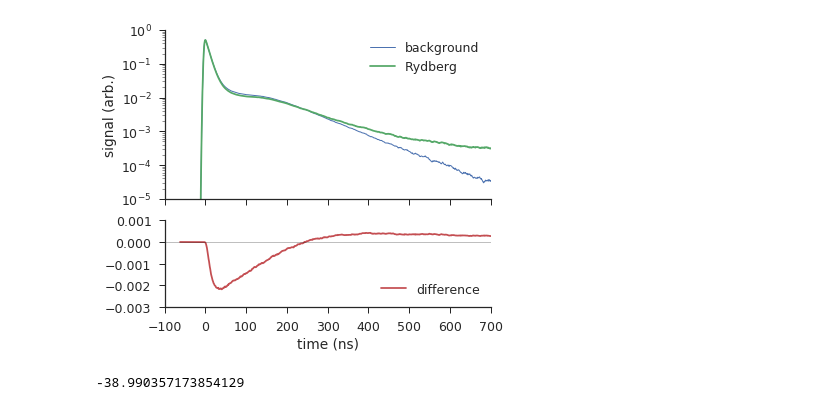
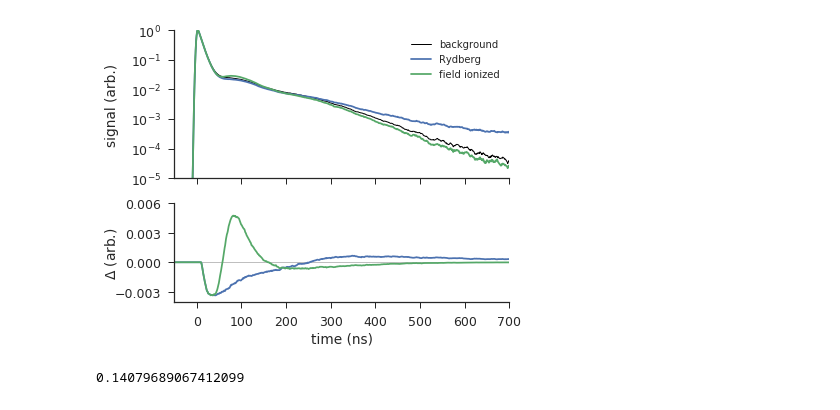
Before and after one commit to Ayato-Yamazaki/PositroniumSpectroscopy, a Jupyter notebook: notebooks/Rydberg.ipynb, the cells around one changed output. Saved outputs shown, nothing was run; the diff lists cells and outputs as text; code cells hidden in the pictures.

```diff
--- a/notebooks/Rydberg.ipynb
+++ b/notebooks/Rydberg.ipynb
@@ -42,0 +48,4 @@ plt.show()
+# %%
+rydbergs = dr[dr.status == 'Rydberg'].index
+di = dr.copy()
+di.loc[rydbergs] = collide(di.loc[rydbergs], efield, status='ionized')
@@ -106,43 +105,33 @@ spectra_0 = np.convolve(lt_0, pwo) *1e-14
-# %%
-# plot setup
-fig, ax = plt.subplots(figsize=(6,5))
-
-# background subtraction subplot
-divider = make_axes_locatable(ax)
-axx = divider.append_axes("bottom", size=1.2, pad=0.3, sharex=ax)
-
-# background
-x_vals = np.arange(len(spectra_0)) * dt
-ax.plot(x_vals * 1e9 - 62, spectra_off, lw=1, label='background')
-# signal 0
-ax.plot(x_vals * 1e9 -62, spectra_0, label='Rydberg')
-axx.plot(x_vals * 1e9 -62, spectra_0 - spectra_off, c=sns.color_palette()[2], label='difference')
-
-#format
-ax.legend(loc=0)
-axx.legend(loc=0)
-ax.set_yscale('log')
-ax.set_ylabel("signal (arb.)")
-axx.set_xlabel("time (ns)")
-ax.set_ylim(1e-5, 1)
-ax.set_xlim(-100, 700)
-sns.despine()
-plt.setp(ax.get_xticklabels(), visible=False)
-axx.set_ylim(-0.001, 0.00)
-axx.set_yticks([-0.003, -0.002, -0.001, 0.0, 0.001])
-axx.axhline(0, color='k', lw=0.5, alpha=0.5)
-
-#output
-plt.tight_layout()
-#plt.savefig("../images/mc_rydberg.pdf", dpi=200, bbox_inches='tight')
-plt.show()
-# %% [output]
-[figure, removed]
-# %%
-# S_gamma
-limits = [-1.0E-8, 2.5e-7, 7e-7]
-fb = sspals.sspals_1D(spectra_off, dt, limits=limits)['DF'][0]
-fd = sspals.sspals_1D(spectra_0, dt, limits=limits)['DF'][0]
-sspals.signal(fd, 0, fb, 0)[0]
-# %% [output]
--38.990357173854129
+# %%
+fig, ax = bksub()
+
+dt=1e-9
+bk = annihilate(collide(df, grid, chamber))
+ryd = annihilate(collide(dr, grid, chamber))
+ion = annihilate(collide(di, grid, chamber))
+
+# MC
+xvals, yvals = spectrum(bk, amp=1.0, dt=dt, kappa=kappa)
+ax[0].plot(xvals * 1e9, yvals, c='k', lw=1, label='background')
+
+xvals2, yvals2 = spectrum(ryd, amp=1.0, dt=dt, kappa=kappa)
+ax[0].plot(xvals2 * 1e9, yvals2, label='Rydberg')
+ax[1].plot(xvals2 * 1e9, yvals2 - yvals, label='Rydberg')
+
+xvals3, yvals3 = spectrum(ion, amp=1.0, dt=dt, kappa=kappa)
+ax[0].plot(xvals3* 1e9, yvals3, label='field ionized')
+ax[1].plot(xvals3* 1e9, yvals3 - yvals, label='field ionized')
+
+ax[0].legend(loc=0, fontsize=10)
+sns.despine(ax=ax[0], trim=False)
+sns.despine(ax=ax[1], trim=False)
+
+#output
+plt.savefig("../images/mc_rydberg.pdf", bbox_inches='tight', dpi=200)
+plt.show()
+# %% [output]
+[figure, added]
+# %%
+frac_excite(df, uv, lyman_alpha, threshold, prob=0.5)
+# %% [output]
+0.14079689067412099
```
Also changed, not shown: parts of 13 cells of this notebook, 32 other files.
